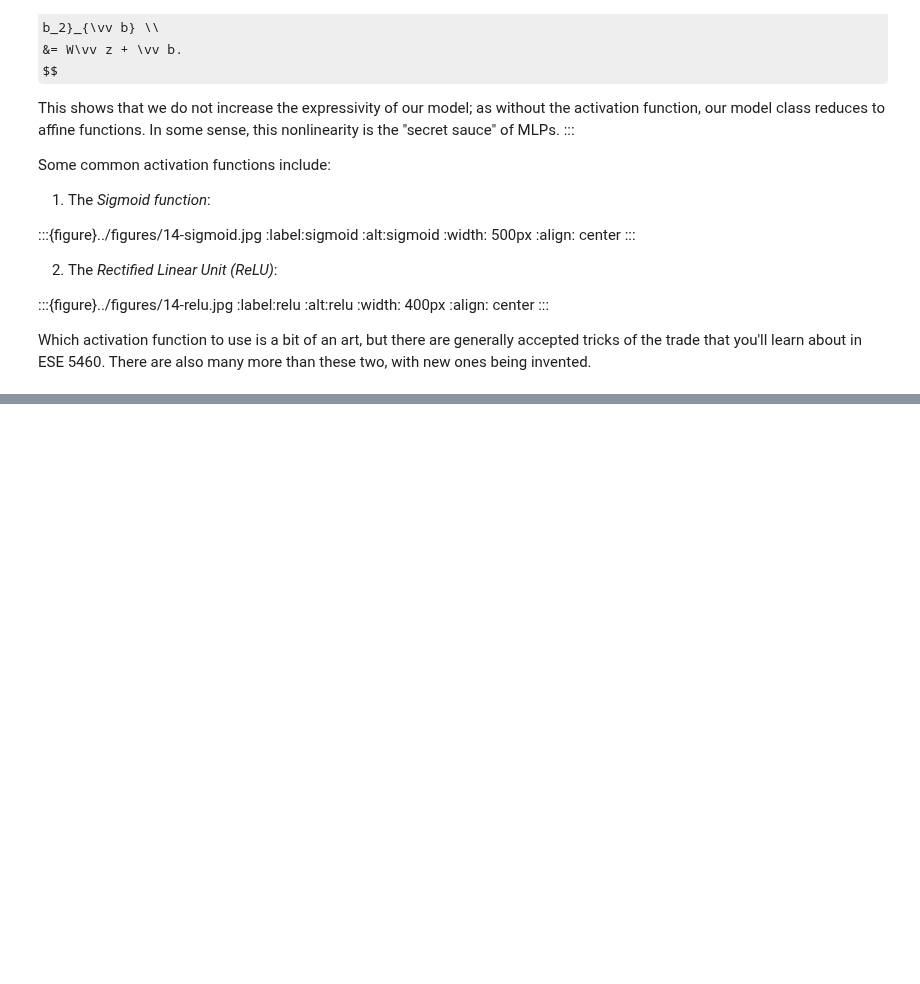
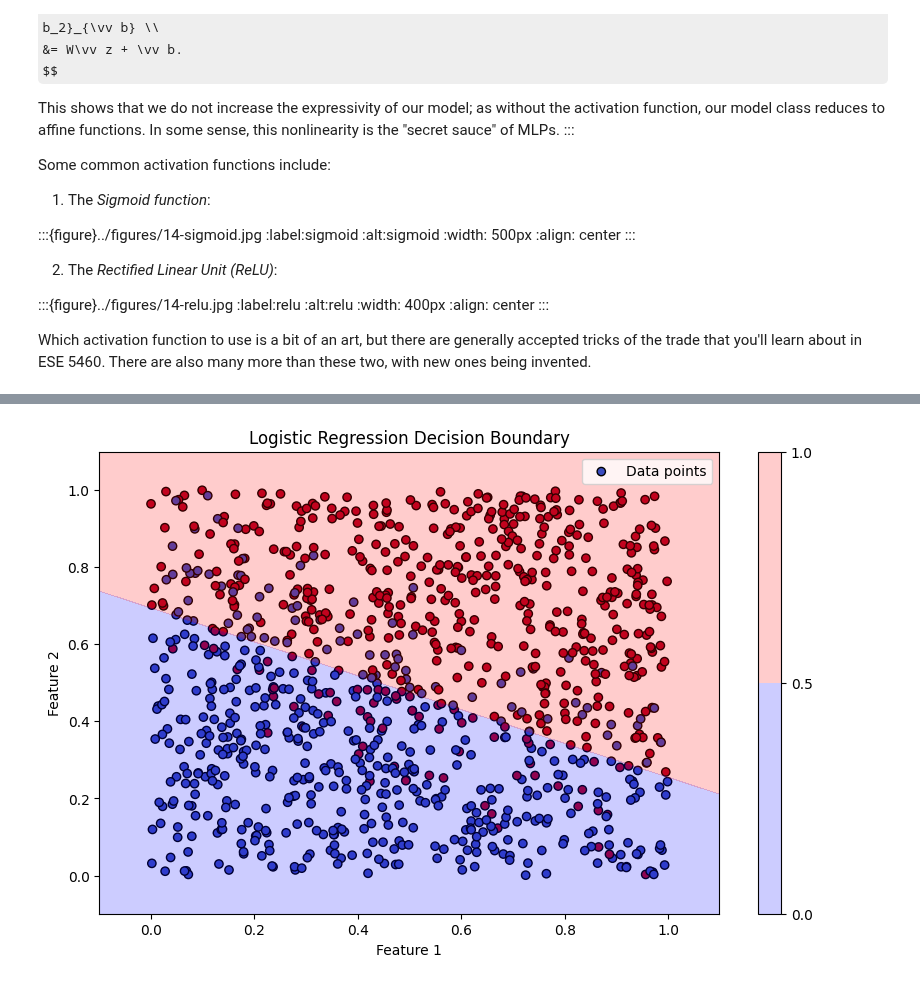
Before and after one commit to nikolaimatni/ese-2030, a Jupyter notebook: 12_Ch_13_Optimization/144-SGD.ipynb, the cells around one changed output, grey strips where cells are left out. Cells and saved outputs as stored; diff of their text form; code cells hidden in the pictures; some formulas as TeX source; blank space fills up the shorter version.

```diff
--- a/12_Ch_13_Optimization/144-SGD.ipynb
+++ b/12_Ch_13_Optimization/144-SGD.ipynb
@@ -321,2 +347,71 @@ efficiently train MLPs in code.
 # %% [markdown]
 [![Binder](https://mybinder.org/badge_logo.svg)](https://mybinder.org/v2/gh/nikolaimatni/ese-2030/HEAD?labpath=/12_Ch_13_Optimization/144-SGD.ipynb)
+# %%
+import numpy as np
+import torch
+import torch.nn as nn
+import torch.optim as optim
+import matplotlib.pyplot as plt
+torch.manual_seed(541)
+
+# (A) Generate a random dataset
+X = torch.rand(1000, 2)
+Y = torch.round(0.25 * X[:, 0] + 0.45 * X[:, 1] + 0.3 * torch.rand(1000))
+
+# (B) Define a logistic regression model using a single linear layer
+class LogisticRegressionModel(nn.Module):
+    def __init__(self):
+        super(LogisticRegressionModel, self).__init__()
+        self.a = nn.Parameter(torch.zeros(2))
+        self.b = nn.Parameter(torch.tensor(0.0))
+
+    def forward(self, x):
+        return torch.sigmoid(torch.matmul(x, self.a.T) + self.b)
+
+# (C) Instantiate the model
+model = LogisticRegressionModel()
+
+# (D) Define the loss function and optimizer
+criterion = nn.BCELoss()
+optimizer = optim.SGD(model.parameters(), lr=0.01)
+
+# (E) Train the model
+num_epochs = 10000
+for epoch in range(num_epochs):
+    # Forward pass
+    outputs = model(X)
+    loss = criterion(outputs, Y)
+
+    # Backward pass and optimization
+    optimizer.zero_grad()
+    loss.backward()
+    optimizer.step()
+
+    # Print loss every 1000 epochs
+    if (epoch+1) % 1000 == 0:
+        print(f'Epoch [{epoch+1}/{num_epochs}], Loss: {loss.item():.4f}')
+
+# (F) Testing the model
+with torch.no_grad():
+    predicted = model(X)
+    predicted_labels = predicted.round()
+    accuracy = (predicted_labels.eq(Y).sum().item()) / Y.size(0)
+    print(f'Accuracy: {accuracy * 100:.2f}%')
+
+# (G) Plotting the dataset, labels, and decision boundary
+plt.figure(figsize=(10, 6))
+plt.scatter(X[:, 0], X[:, 1], c=Y.squeeze(), cmap='coolwarm', marker='o', edgecolor='k', label='Data points')
+x1_min, x1_max = X[:, 0].min() - 0.1, X[:, 0].max() + 0.1
+x2_min, x2_max = X[:, 1].min() - 0.1, X[:, 1].max() + 0.1
+xx1, xx2 = np.meshgrid(np.linspace(x1_min, x1_max, 100), np.linspace(x2_min, x2_max, 100))
+grid_tensor = torch.tensor(np.c_[xx1.ravel(), xx2.ravel()], dtype=torch.float32)
+with torch.no_grad():
+    probs = model(grid_tensor).reshape(xx1.shape)
+plt.contourf(xx1, xx2, probs, levels=[0, 0.5, 1], alpha=0.2, colors=['blue', 'red'])
+plt.colorbar()
+plt.title('Logistic Regression Decision Boundary')
+plt.xlabel('Feature 1')
+plt.ylabel('Feature 2')
+plt.legend(loc='upper right')
+plt.show()
+# %% [output]
@@ -322,0 +429 @@ efficiently train MLPs in code.
+[figure, added]
```
Also changed, not shown: parts of 3 cells of this notebook.
